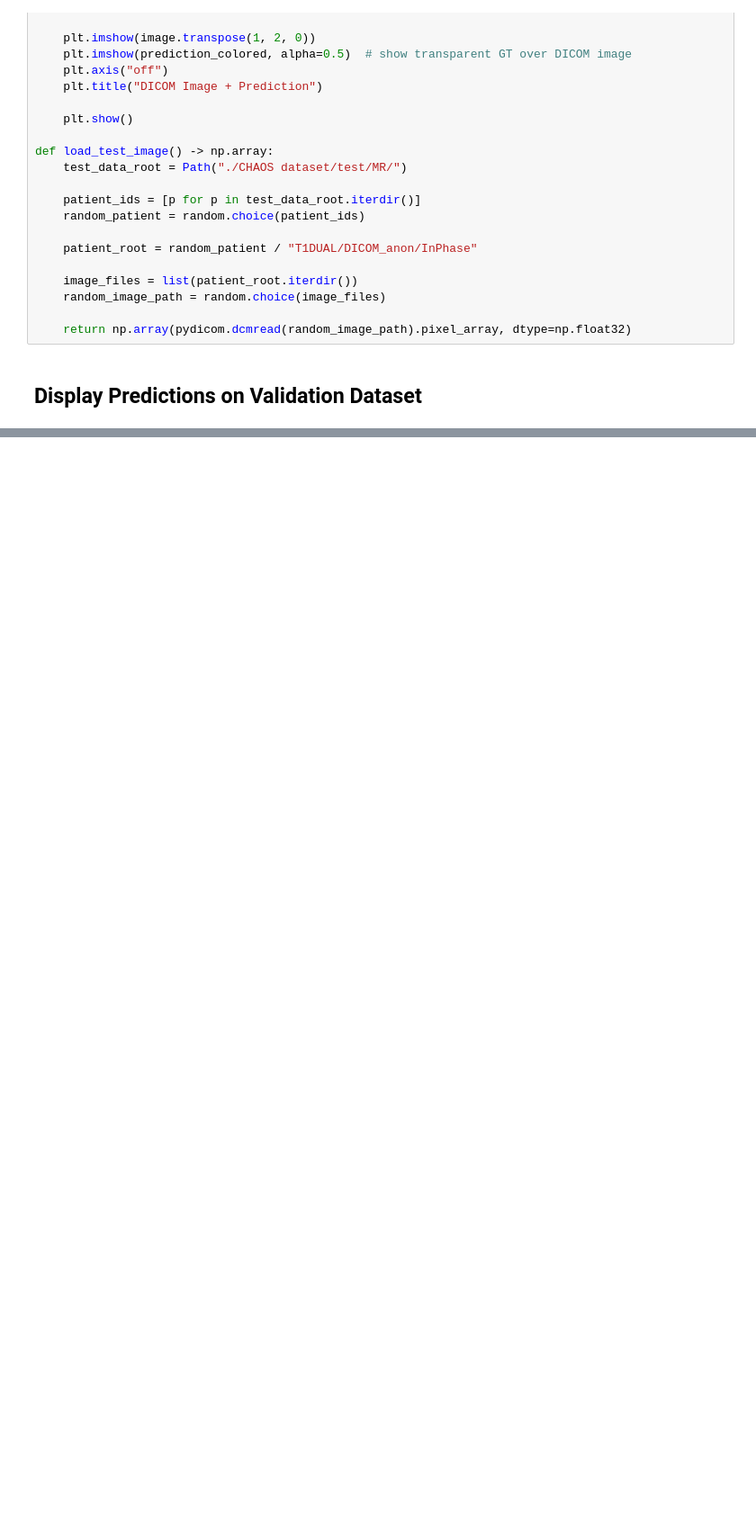
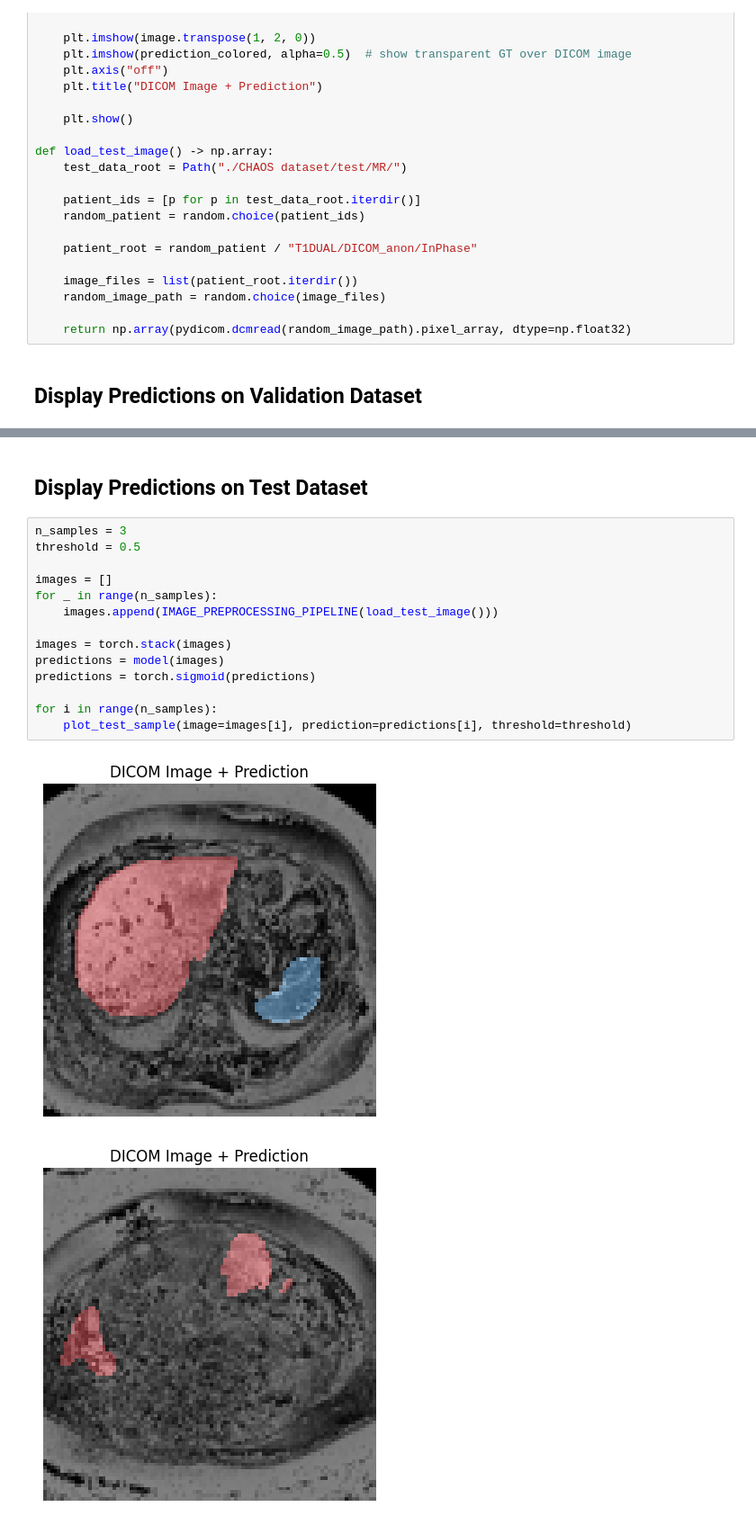
Before and after one commit to LuXoN1999/Segmentation-of-abdominal-organs-from-medical-images, a Jupyter notebook: training.ipynb, the cells around one changed output, grey strips where cells are left out. Shown at 90% size. Cells and saved outputs as stored; diff of their text form; blank space fills up the shorter version.

Commit message:
Display predictions on test dataset (#27)

```diff
--- a/training.ipynb
+++ b/training.ipynb
@@ -298,0 +307,19 @@ for _ in range(n_samples):
+# %% [markdown]
+## Display Predictions on Test Dataset
+# %%
+n_samples = 3
+threshold = 0.5
+
+images = []
+for _ in range(n_samples):
+    images.append(IMAGE_PREPROCESSING_PIPELINE(load_test_image()))
+
+images = torch.stack(images)
+predictions = model(images)
+predictions = torch.sigmoid(predictions)
+
+for i in range(n_samples):
+    plot_test_sample(image=images[i], prediction=predictions[i], threshold=threshold)
+# %% [output]
+[figure, added]
+[figure, added]
```
Also changed, not shown: parts of 4 cells of this notebook.
